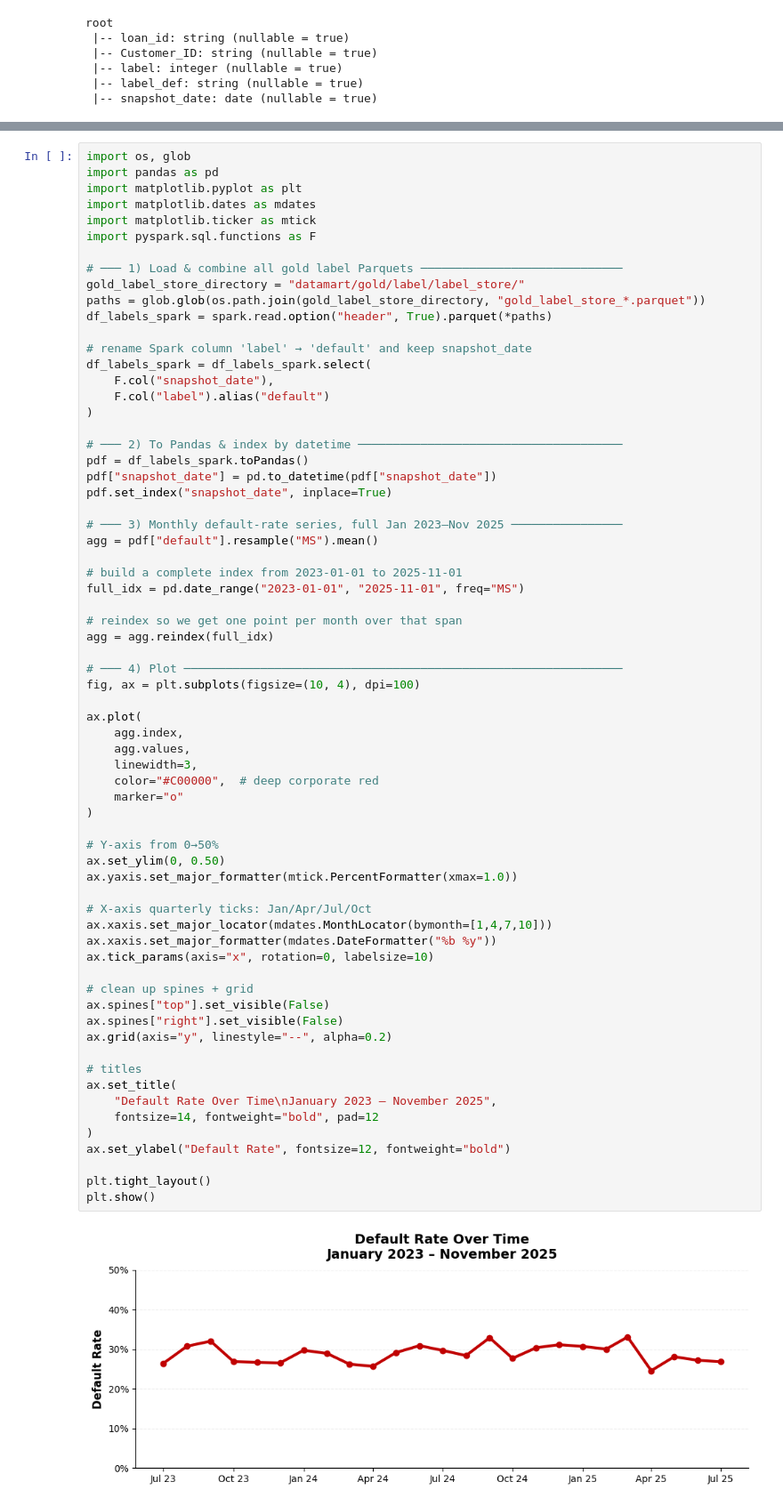
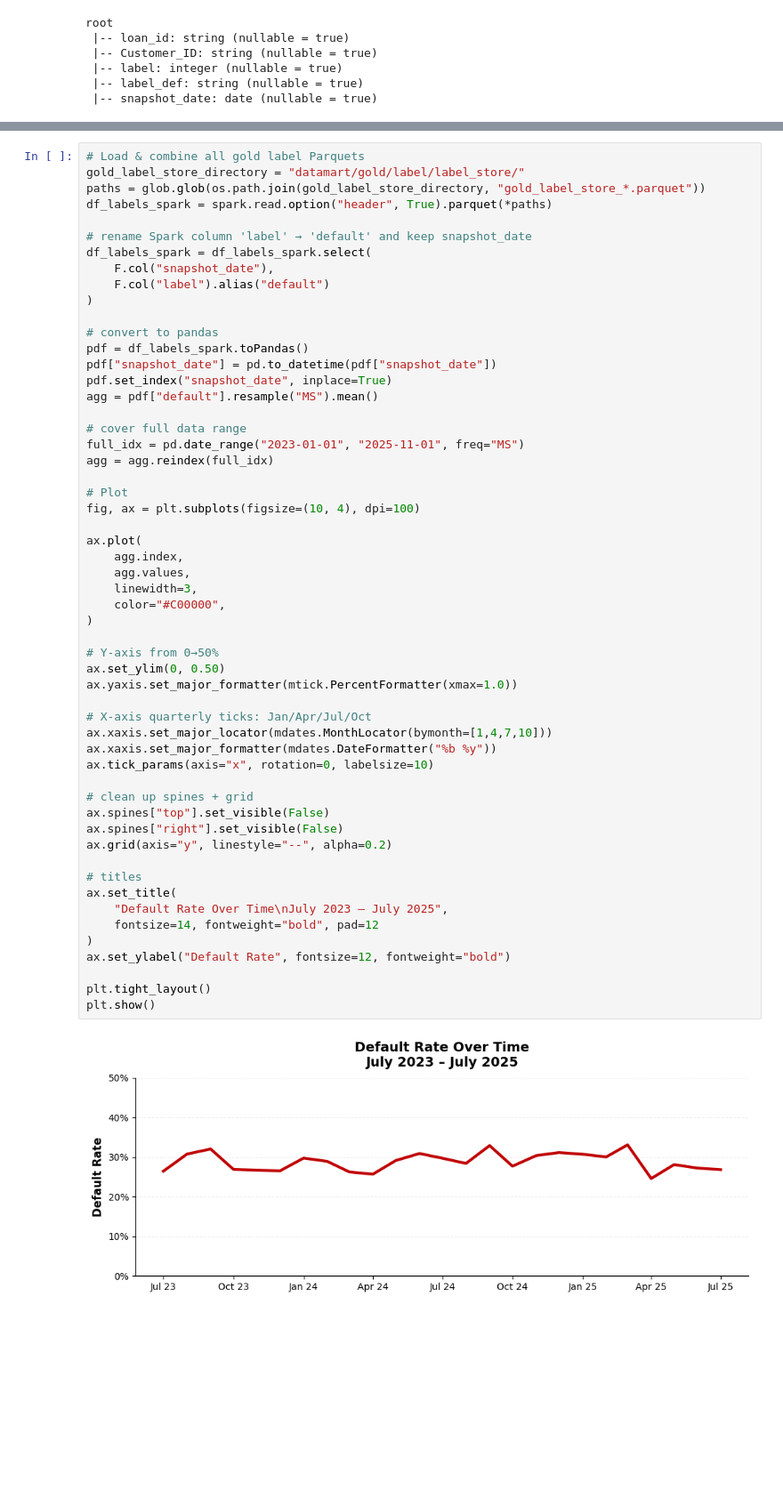
Before and after one commit to ngblpauline/MLE, a Jupyter notebook: Assignment1/data_processing_main_label.ipynb, the cells around one changed output, grey strips where cells are left out. Shown at 89% size. Drawn from its saved outputs; the diff is of its cells as text; blank space fills up the shorter version.

Commit message:
add gold

```diff
--- a/Assignment1/data_processing_main_label.ipynb
+++ b/Assignment1/data_processing_main_label.ipynb
@@ -394,12 +328,5 @@ plt.show()
 # %%
-import os, glob
-import pandas as pd
-import matplotlib.pyplot as plt
-import matplotlib.dates as mdates
-import matplotlib.ticker as mtick
-import pyspark.sql.functions as F
-
-# ─── 1) Load & combine all gold label Parquets ─────────────────────────────
+# Load & combine all gold label Parquets
 gold_label_store_directory = "datamart/gold/label/label_store/"
 paths = glob.glob(os.path.join(gold_label_store_directory, "gold_label_store_*.parquet"))
 df_labels_spark = spark.read.option("header", True).parquet(*paths)
@@ -410,53 +337,48 @@ df_labels_spark = df_labels_spark.select(
     F.col("label").alias("default")
 )
 
-# ─── 2) To Pandas & index by datetime ──────────────────────────────────────
+# convert to pandas
 pdf = df_labels_spark.toPandas()
 pdf["snapshot_date"] = pd.to_datetime(pdf["snapshot_date"])
 pdf.set_index("snapshot_date", inplace=True)
-
-# ─── 3) Monthly default‐rate series, full Jan 2023–Nov 2025 ────────────────
 agg = pdf["default"].resample("MS").mean()
 
-# build a complete index from 2023-01-01 to 2025-11-01
+# cover full data range
 full_idx = pd.date_range("2023-01-01", "2025-11-01", freq="MS")
-
-# reindex so we get one point per month over that span
 agg = agg.reindex(full_idx)
 
-# ─── 4) Plot ───────────────────────────────────────────────────────────────
+# Plot
 fig, ax = plt.subplots(figsize=(10, 4), dpi=100)
 
 ax.plot(
     agg.index,
     agg.values,
     linewidth=3,
-    color="#C00000",  # deep corporate red
-    marker="o"
+    color="#C00000",
 )
 
 # Y-axis from 0→50%
 ax.set_ylim(0, 0.50)
 ax.yaxis.set_major_formatter(mtick.PercentFormatter(xmax=1.0))
 
 # X-axis quarterly ticks: Jan/Apr/Jul/Oct
 ax.xaxis.set_major_locator(mdates.MonthLocator(bymonth=[1,4,7,10]))
 ax.xaxis.set_major_formatter(mdates.DateFormatter("%b %y"))
 ax.tick_params(axis="x", rotation=0, labelsize=10)
 
 # clean up spines + grid
 ax.spines["top"].set_visible(False)
 ax.spines["right"].set_visible(False)
 ax.grid(axis="y", linestyle="--", alpha=0.2)
 
 # titles
 ax.set_title(
-    "Default Rate Over Time\nJanuary 2023 – November 2025",
+    "Default Rate Over Time\nJuly 2023 – July 2025",
     fontsize=14, fontweight="bold", pad=12
 )
 ax.set_ylabel("Default Rate", fontsize=12, fontweight="bold")
 
 plt.tight_layout()
 plt.show()
 # %% [output]
-[figure, old version]
+[figure, new version]
```
Also changed, not shown: parts of 3 cells of this notebook, 2 other files.
